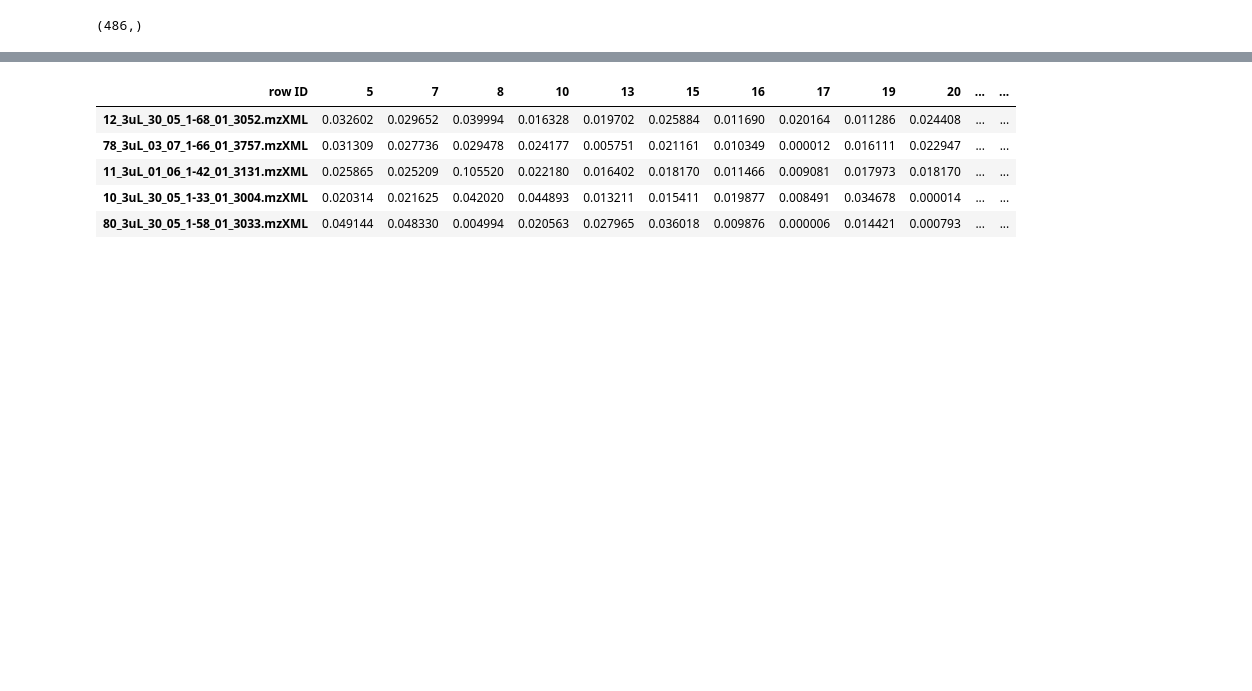
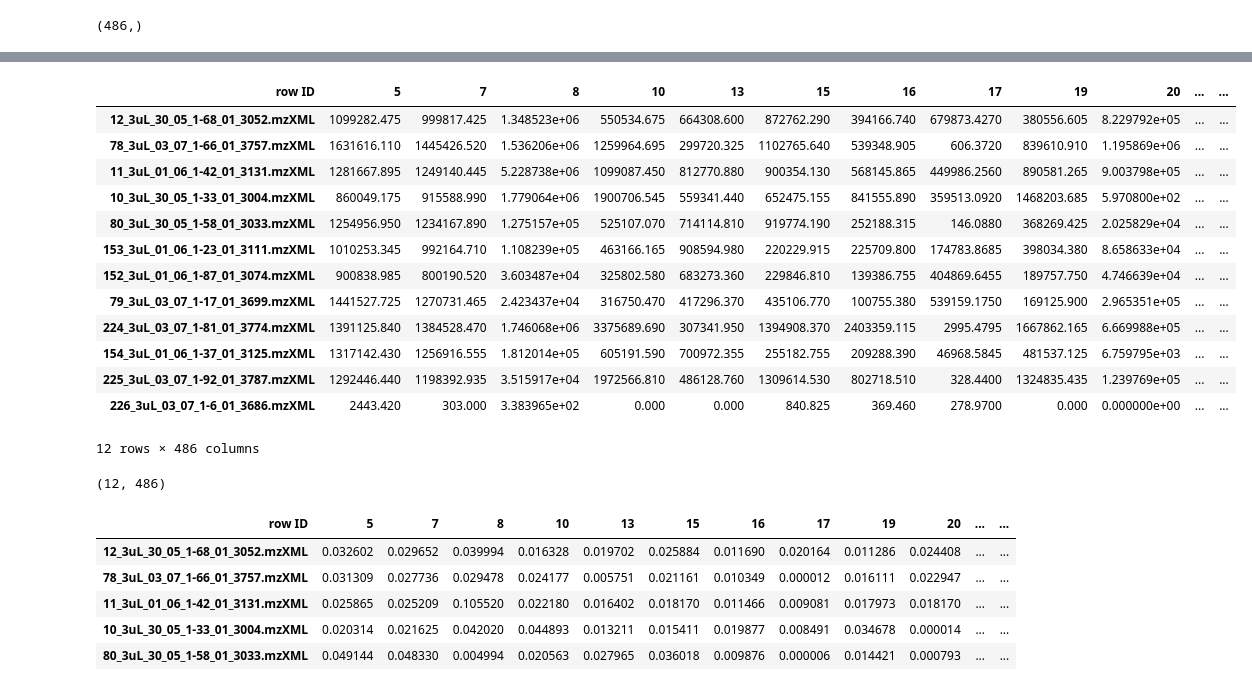
Before and after one commit to computational-chemical-biology/ClusterApp, a Jupyter notebook: notebooks/norm_scale_sanity_check.ipynb, the cells around one changed output, grey strips where cells are left out. Cells and saved outputs as stored; diff of their text form; code cells hidden in the pictures; blank space fills up the shorter version.

```diff
--- a/notebooks/norm_scale_sanity_check.ipynb
+++ b/notebooks/norm_scale_sanity_check.ipynb
@@ -154,3 +154,7 @@ dtype: float64
 df2.median().shape
 # %% [output]
 (486,)
+# %%
+#fixed PQN
+ref_spec = df2.median(axis=0)
+ref_spec
@@ -156,0 +175,3 @@ df2.median().shape
+# %%
+quotion = df2.T.div(ref_spec.values, axis=0)
+quotion
@@ -156,0 +193,3 @@ df2.median().shape
+# %%
+factor = quotion.median(axis=1)
+factor
@@ -157,3 +210,25 @@ df2.median().shape
+# %%
+normalizedDf = df2.div(factor.values, axis=1)
+normalizedDf
+# %% [output]
+| row ID | 5 | 7 | 8 | 10 | 13 | 15 | 16 | 17 | 19 | 20 | ... | ... |
+| 12_3uL_30_05_1-68_01_3052.mzXML | 1099282.475 | 999817.425 | 1.348523e+06 | 550534.675 | 664308.600 | 872762.290 | 394166.740 | 679873.4270 | 380556.605 | 8.229792e+05 | ... | ... |
+| 78_3uL_03_07_1-66_01_3757.mzXML | 1631616.110 | 1445426.520 | 1.536206e+06 | 1259964.695 | 299720.325 | 1102765.640 | 539348.905 | 606.3720 | 839610.910 | 1.195869e+06 | ... | ... |
+| 11_3uL_01_06_1-42_01_3131.mzXML | 1281667.895 | 1249140.445 | 5.228738e+06 | 1099087.450 | 812770.880 | 900354.130 | 568145.865 | 449986.2560 | 890581.265 | 9.003798e+05 | ... | ... |
+| 10_3uL_30_05_1-33_01_3004.mzXML | 860049.175 | 915588.990 | 1.779064e+06 | 1900706.545 | 559341.440 | 652475.155 | 841555.890 | 359513.0920 | 1468203.685 | 5.970800e+02 | ... | ... |
+| 80_3uL_30_05_1-58_01_3033.mzXML | 1254956.950 | 1234167.890 | 1.275157e+05 | 525107.070 | 714114.810 | 919774.190 | 252188.315 | 146.0880 | 368269.425 | 2.025829e+04 | ... | ... |
+| 153_3uL_01_06_1-23_01_3111.mzXML | 1010253.345 | 992164.710 | 1.108239e+05 | 463166.165 | 908594.980 | 220229.915 | 225709.800 | 174783.8685 | 398034.380 | 8.658633e+04 | ... | ... |
+| 152_3uL_01_06_1-87_01_3074.mzXML | 900838.985 | 800190.520 | 3.603487e+04 | 325802.580 | 683273.360 | 229846.810 | 139386.755 | 404869.6455 | 189757.750 | 4.746639e+04 | ... | ... |
+| 79_3uL_03_07_1-17_01_3699.mzXML | 1441527.725 | 1270731.465 | 2.423437e+04 | 316750.470 | 417296.370 | 435106.770 | 100755.380 | 539159.1750 | 169125.900 | 2.965351e+05 | ... | ... |
+| 224_3uL_03_07_1-81_01_3774.mzXML | 1391125.840 | 1384528.470 | 1.746068e+06 | 3375689.690 | 307341.950 | 1394908.370 | 2403359.115 | 2995.4795 | 1667862.165 | 6.669988e+05 | ... | ... |
+| 154_3uL_01_06_1-37_01_3125.mzXML | 1317142.430 | 1256916.555 | 1.812014e+05 | 605191.590 | 700972.355 | 255182.755 | 209288.390 | 46968.5845 | 481537.125 | 6.759795e+03 | ... | ... |
+| 225_3uL_03_07_1-92_01_3787.mzXML | 1292446.440 | 1198392.935 | 3.515917e+04 | 1972566.810 | 486128.760 | 1309614.530 | 802718.510 | 328.4400 | 1324835.435 | 1.239769e+05 | ... | ... |
+| 226_3uL_03_07_1-6_01_3686.mzXML | 2443.420 | 303.000 | 3.383965e+02 | 0.000 | 0.000 | 840.825 | 369.460 | 278.9700 | 0.000 | 0.000000e+00 | ... | ... |
+12 rows × 486 columns
+# %%
+df2.shape
+# %% [output]
+(12, 486)
 # %%
 # TIC
 normalized_df = df2.apply(lambda a: a/sum(a), axis=1)
```
Also changed, not shown: parts of 5 cells of this notebook, 1 other file.
